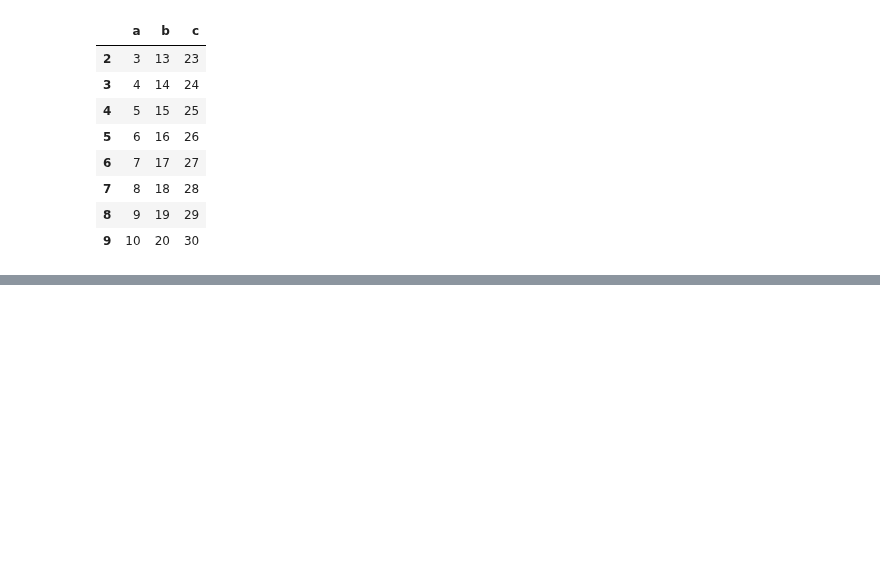
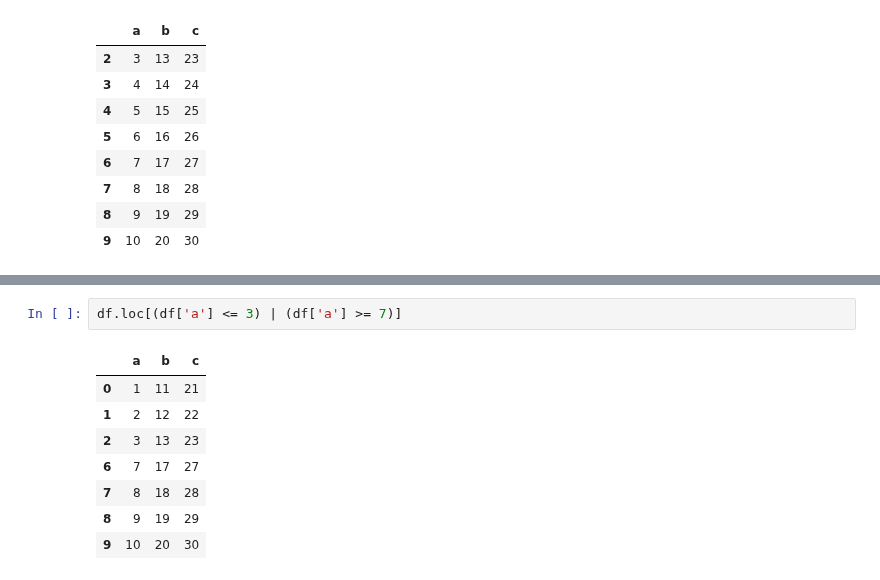
Before and after one commit to WooHyun94/TIL, a Jupyter notebook: Python/221004.ipynb, the cells around one changed output, grey strips where cells are left out. Saved outputs shown, nothing was run; the diff lists cells and outputs as text; blank space fills up the shorter version.

```diff
--- a/Python/221004.ipynb
+++ b/Python/221004.ipynb
@@ -371,0 +391,11 @@ df.loc[df['a'] >= 3]
+# %%
+df.loc[(df['a'] <= 3) | (df['a'] >= 7)]
+# %% [output]
+|  | a | b | c |
+| 0 | 1 | 11 | 21 |
+| 1 | 2 | 12 | 22 |
+| 2 | 3 | 13 | 23 |
+| 6 | 7 | 17 | 27 |
+| 7 | 8 | 18 | 28 |
+| 8 | 9 | 19 | 29 |
+| 9 | 10 | 20 | 30 |
```
Also changed, not shown: parts of 30 cells of this notebook.
